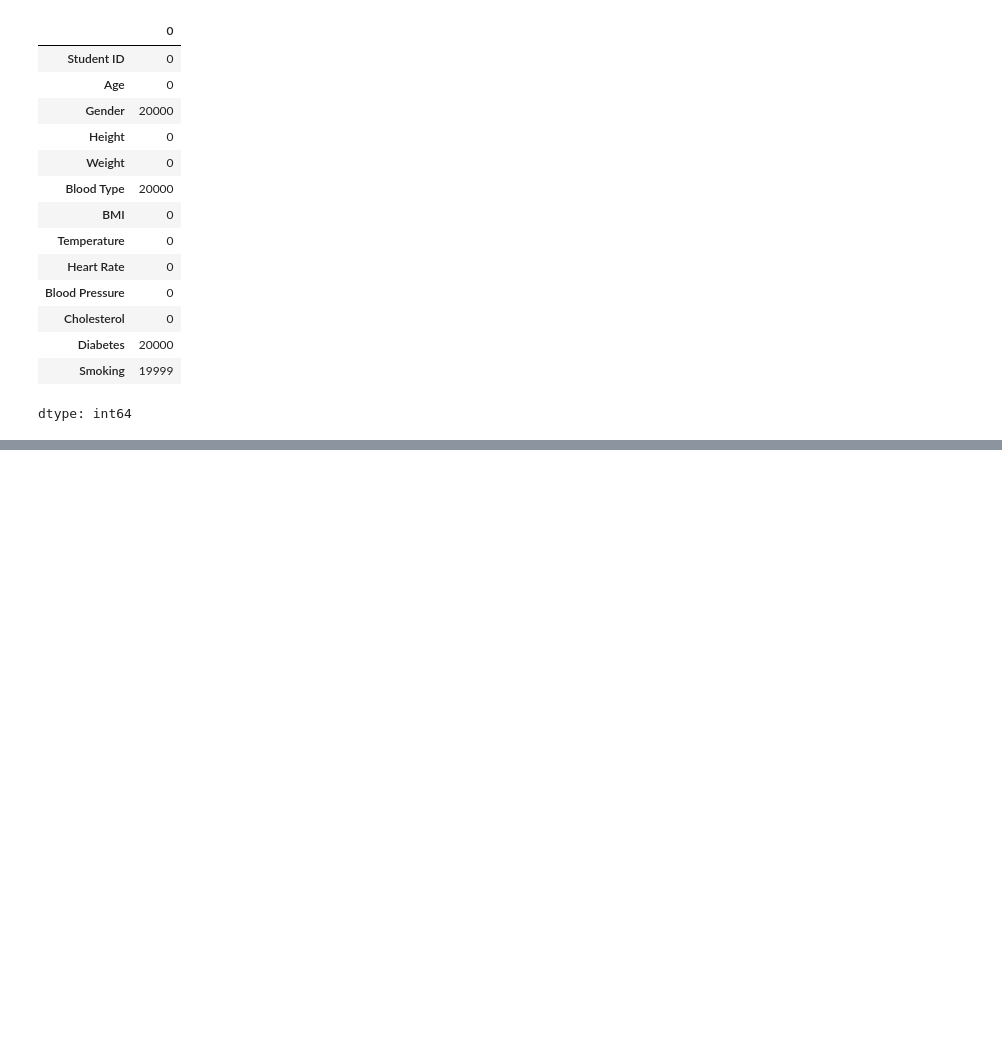
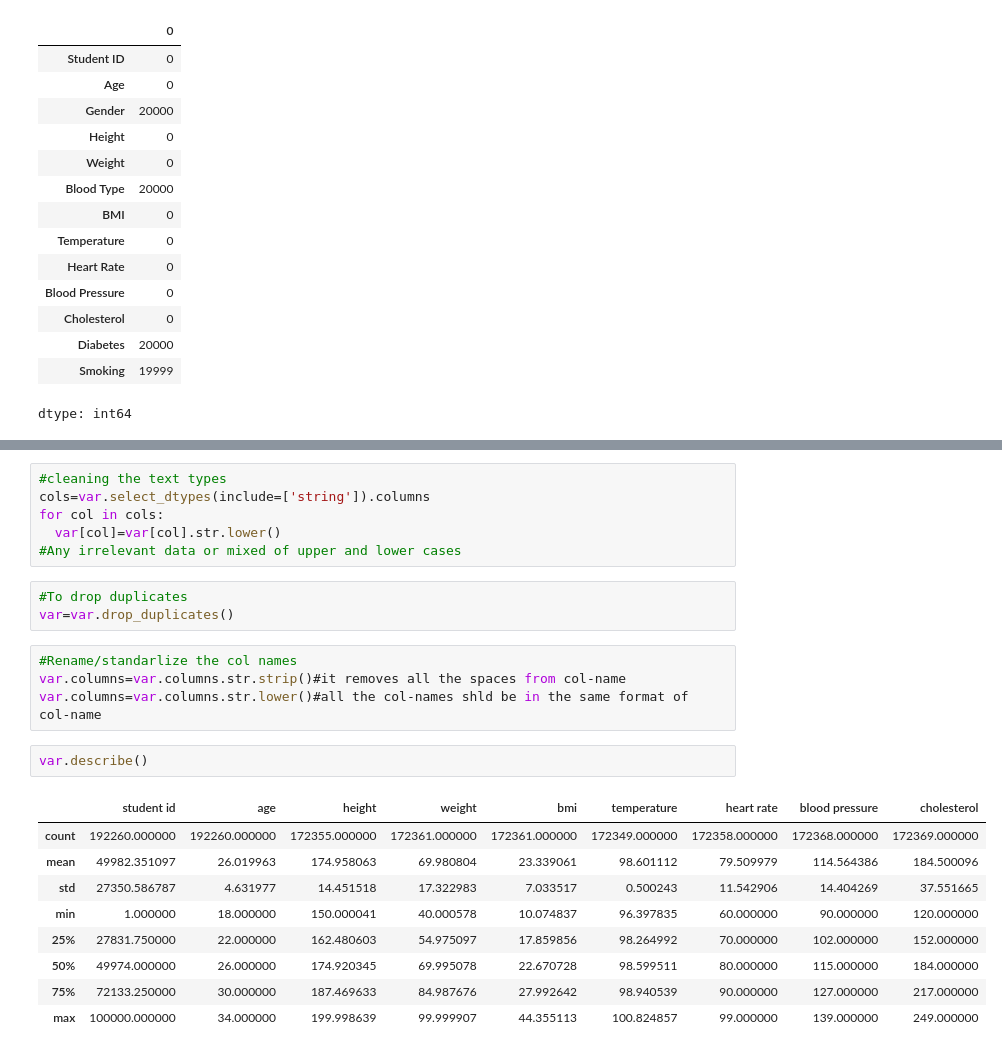
Before and after one commit to eashwardarur/DA, a Jupyter notebook: DAY1.ipynb, the cells around one changed output, grey strips where cells are left out. Cells and saved outputs as stored; diff of their text form; blank space fills up the shorter version.

```diff
--- a/DAY1.ipynb
+++ b/DAY1.ipynb
@@ -248,0 +270,25 @@ dtype: int64
+# %%
+#cleaning the text types
+cols=var.select_dtypes(include=['string']).columns
+for col in cols:
+  var[col]=var[col].str.lower()
+#Any irrelevant data or mixed of upper and lower cases
+# %%
+#To drop duplicates
+var=var.drop_duplicates()
+# %%
+#Rename/standarlize the col names
+var.columns=var.columns.str.strip()#it removes all the spaces from col-name
+var.columns=var.columns.str.lower()#all the col-names shld be in the same format of col-name
+# %%
+var.describe()
+# %% [output]
+|  | student id | age | height | weight | bmi | temperature | heart rate | blood pressure | cholesterol |
+| count | 192260.000000 | 192260.000000 | 172355.000000 | 172361.000000 | 172361.000000 | 172349.000000 | 172358.000000 | 172368.000000 | 172369.000000 |
+| mean | 49982.351097 | 26.019963 | 174.958063 | 69.980804 | 23.339061 | 98.601112 | 79.509979 | 114.564386 | 184.500096 |
+| std | 27350.586787 | 4.631977 | 14.451518 | 17.322983 | 7.033517 | 0.500243 | 11.542906 | 14.404269 | 37.551665 |
+| min | 1.000000 | 18.000000 | 150.000041 | 40.000578 | 10.074837 | 96.397835 | 60.000000 | 90.000000 | 120.000000 |
+| 25% | 27831.750000 | 22.000000 | 162.480603 | 54.975097 | 17.859856 | 98.264992 | 70.000000 | 102.000000 | 152.000000 |
+| 50% | 49974.000000 | 26.000000 | 174.920345 | 69.995078 | 22.670728 | 98.599511 | 80.000000 | 115.000000 | 184.000000 |
+| 75% | 72133.250000 | 30.000000 | 187.469633 | 84.987676 | 27.992642 | 98.940539 | 90.000000 | 127.000000 | 217.000000 |
+| max | 100000.000000 | 34.000000 | 199.998639 | 99.999907 | 44.355113 | 100.824857 | 99.000000 | 139.000000 | 249.000000 |
```
Also changed, not shown: parts of 9 cells of this notebook.
